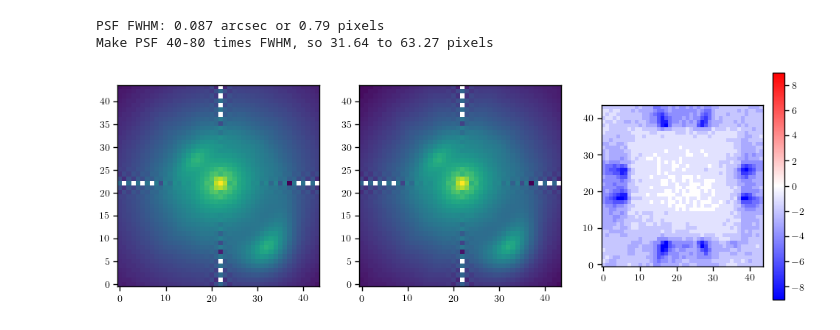
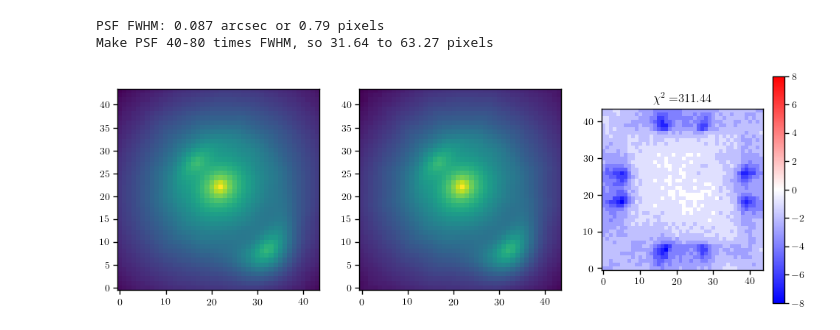
Before and after one commit to AstroMusers/mejiro, a Jupyter notebook: notebooks/data_model_refactor/dotted_cross_artifact.ipynb, the cells around one changed output. Cells and saved outputs as stored; diff of their text form; code cells hidden in the pictures.

```diff
--- a/notebooks/data_model_refactor/dotted_cross_artifact.ipynb
+++ b/notebooks/data_model_refactor/dotted_cross_artifact.ipynb
@@ -123,29 +124,31 @@ gaussian_2D_kernel = Gaussian2DKernel(10)
 # %%
 engine_params = {
     'sky_background': False,
     'detector_effects': False
 }
 
 num_pix_1 = 31
 synth_1 = deepcopy(synth)
 psf_1 = webbpsf_engine.get_roman_psf(band, instrument_params['detector'], instrument_params['detector_position'], oversample, num_pix_1, verbose=True)
 exposure_1 = Exposure(synth_1, exposure_time=exposure_time, engine='galsim', engine_params=engine_params, psf=psf_1, verbose=True)
 
-num_pix_2 = 91
+num_pix_2 = 1001
 synth_2 = deepcopy(synth)
 psf_2 =  webbpsf_engine.get_roman_psf(band, instrument_params['detector'], instrument_params['detector_position'], oversample, num_pix_2, verbose=True)
 exposure_2 = Exposure(synth_2, exposure_time=exposure_time, engine='galsim', engine_params=engine_params, psf=psf_2, verbose=True)
 
 residual = exposure_1.exposure - exposure_2.exposure
 v = plot_util.get_v(residual)
 _, ax = plt.subplots(1, 3, figsize=(12, 4))
 ax[0].imshow(np.log10(exposure_1.exposure))
 ax[1].imshow(np.log10(exposure_2.exposure))
 ax2 = ax[2].imshow(residual, cmap='bwr', vmin=-v, vmax=v)
 plt.colorbar(ax2, ax=ax[2])
+chi2 = stats.chi_square(exposure_1.exposure, exposure_2.exposure)
+plt.title(r'$\chi^2=$' + f'{chi2:.2f}')
 plt.show()
 # %% [output]
-[figure, old version]
+[figure, new version]
 # %%
 engine_params = {
     'sky_background': False,
```
Also changed, not shown: parts of 6 cells of this notebook, 1 other file.
